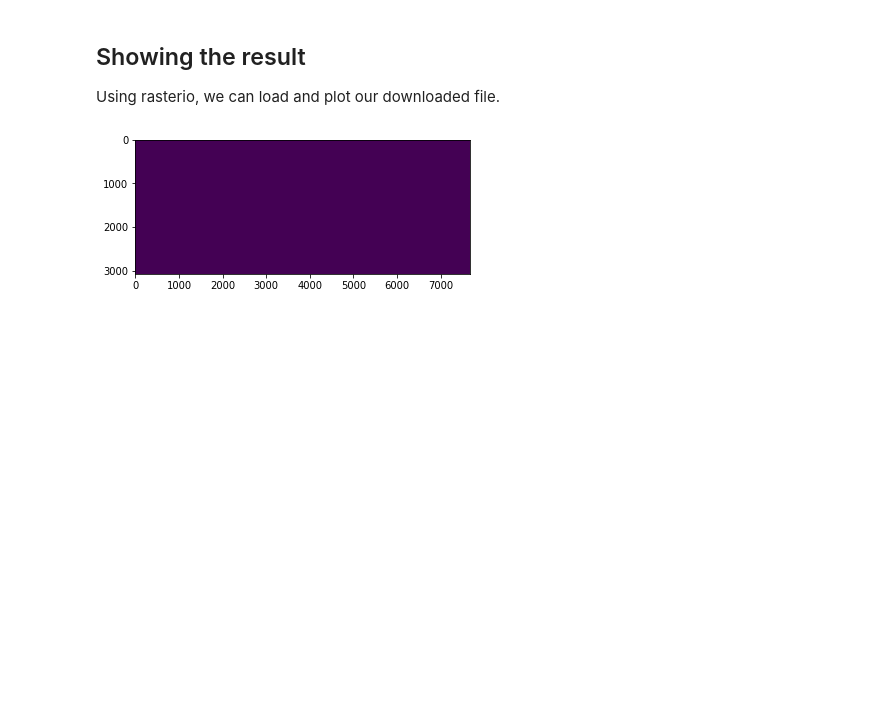
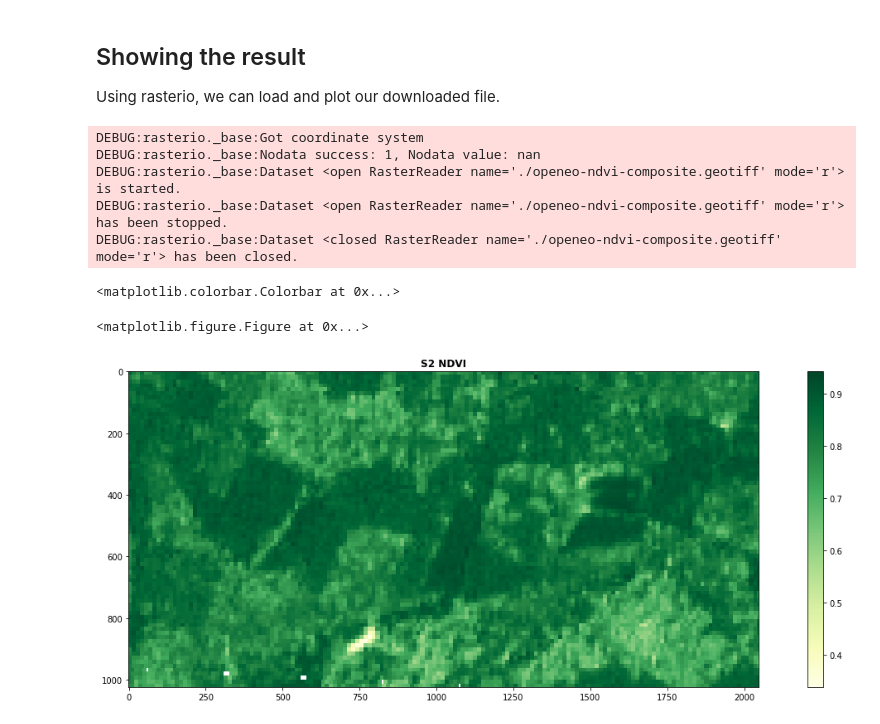
Before and after one commit to Open-EO/openeo-python-client, a Jupyter notebook: examples/notebooks/Compositing.ipynb, the cells around one changed output. Saved outputs shown, nothing was run; the diff lists cells and outputs as text; code cells hidden in the pictures; blank space fills up the shorter version.

```diff
--- a/examples/notebooks/Compositing.ipynb
+++ b/examples/notebooks/Compositing.ipynb
@@ -152,10 +125,22 @@ import rasterio
 # %%
 from rasterio.plot import show
 from matplotlib import pyplot
-composite_local = rasterio.open("./openeo-composite.geotiff")
-#fig, ax = pyplot.subplots(1, figsize=(20, 6))
-show(composite_local.read(1))
+
+
+composite_local = rasterio.open("./openeo-ndvi-composite.geotiff")
+ndvi_map = composite_local.read(1)
 composite_local.close()
-#pyplot.show()
+
+pyplot.set_cmap("YlGn")
+fig, (ndvi) = pyplot.subplots(1,1, figsize=(21,7))
+image = show(ndvi_map,ax=ndvi,title="S2 NDVI")
+fig.colorbar(image.images[0])
 # %% [output]
+DEBUG:rasterio._base:Got coordinate system
+DEBUG:rasterio._base:Nodata success: 1, Nodata value: nan
+DEBUG:rasterio._base:Dataset <open RasterReader name='./openeo-ndvi-composite.geotiff' mode='r'> is started.
+DEBUG:rasterio._base:Dataset <open RasterReader name='./openeo-ndvi-composite.geotiff' mode='r'> has been stopped.
+DEBUG:rasterio._base:Dataset <closed RasterReader name='./openeo-ndvi-composite.geotiff' mode='r'> has been closed.
+<matplotlib.colorbar.Colorbar at 0x...>
+<matplotlib.figure.Figure at 0x...>
-[figure, old version]
+[figure, new version]
```
Also changed, not shown: parts of 11 cells of this notebook.
